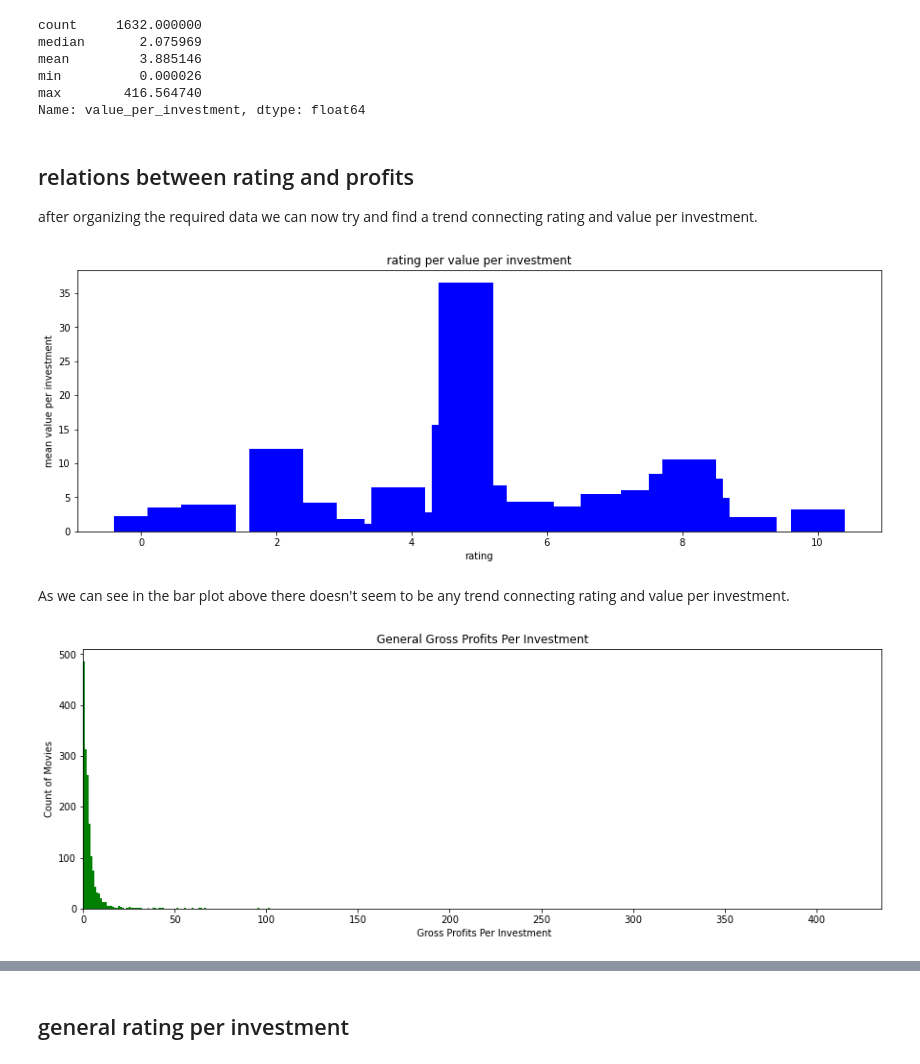
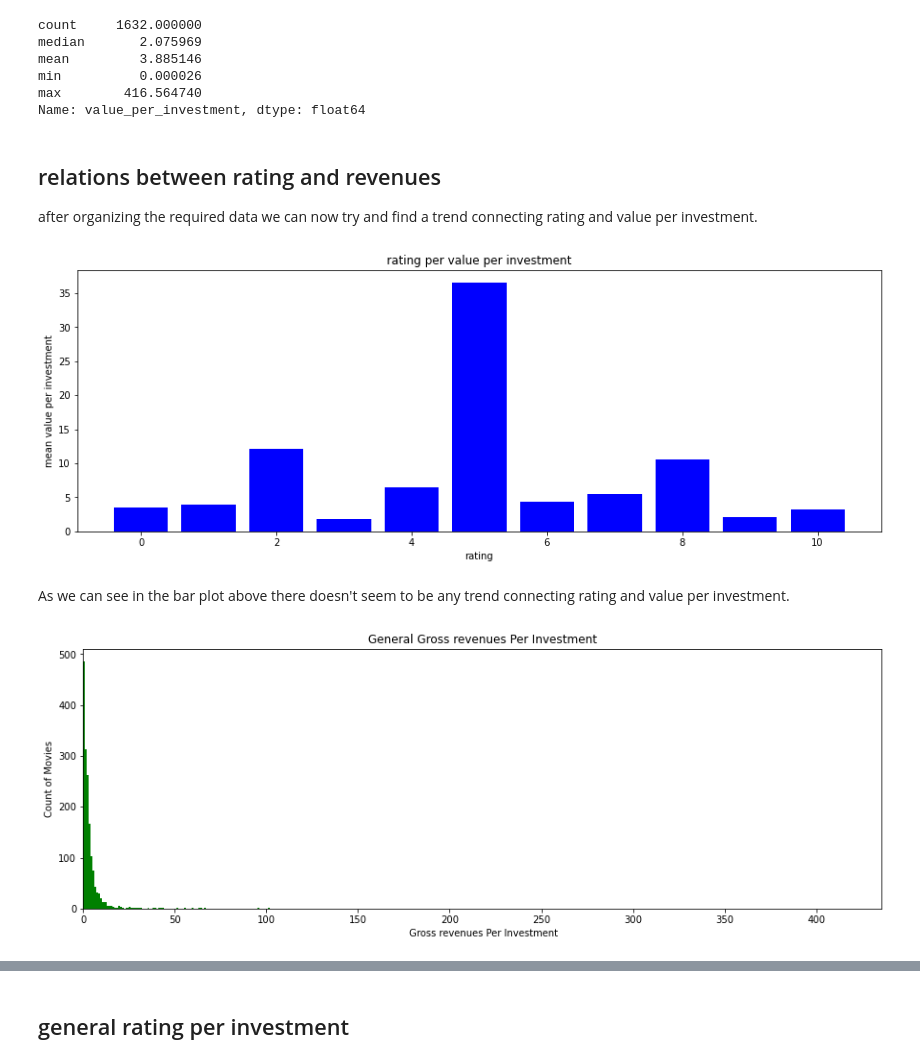
Before and after one commit to guymu15/dsc-phase-1-project-v2-3, a Jupyter notebook: Movie_Performance_Analysis.ipynb, the cells around one changed output, grey strips where cells are left out. Saved outputs shown, nothing was run; the diff lists cells and outputs as text; code cells hidden in the pictures.

```diff
--- a/Movie_Performance_Analysis.ipynb
+++ b/Movie_Performance_Analysis.ipynb
@@ -264,20 +263,20 @@ min          0.000026
 max        416.564740
 Name: value_per_investment, dtype: float64
 # %% [markdown]
-## relations between rating and profits
+## relations between rating and revenues
 after organizing the required data we can now try and find a trend connecting rating and value per investment.
 # %%
 vote_vpi_mean = cleared_data["value_per_investment"].groupby(
     cleared_data["vote_average"]).agg(['mean'])
 vote_vpi_mean = vote_vpi_mean.reset_index()
 fig, ax = plt.subplots(figsize=(15,5))
-ax.bar(vote_vpi_mean["vote_average"],vote_vpi_mean["mean"],color = 'blue')
+ax.bar(round(vote_vpi_mean["vote_average"]),vote_vpi_mean["mean"],color = 'blue')
 ax.set_title("rating per value per investment")
 ax.set_xlabel("rating")
 ax.set_ylabel("mean value per investment");
 plt.savefig("graphs\Rating_per_value_per_investment.png")
 # %% [output]
-[figure, old version]
+[figure, new version]
 # %% [markdown]
 As we can see in the bar plot above there doesn't seem to be any trend connecting rating and value per investment.
 # %%
@@ -289,13 +288,13 @@ ax2.hist(
     bins = bins1,
     color = 'green')
 ax2.set_xlim(xmin=0)
-ax2.set_title("General Gross Profits Per Investment")
-ax2.set_xlabel(" Gross Profits Per Investment")
+ax2.set_title("General Gross revenues Per Investment")
+ax2.set_xlabel(" Gross revenues Per Investment")
 ax2.set_ylabel("Count of Movies");
-plt.savefig("graphs\General Gross Profits Per Investment.png",
+plt.savefig("graphs\General_Gross_revenues_Per_Investment.png",
             bbox_inches='tight', dpi=600)
 # %% [output]
-[figure, old version]
+[figure, new version]
 # %%
 fig2, ax2 = plt.subplots(figsize=(15,5))
 bins1 = range(int(cleared_data["value_per_investment"].min()),
```
Also changed, not shown: parts of 19 cells of this notebook, 3 other files.
